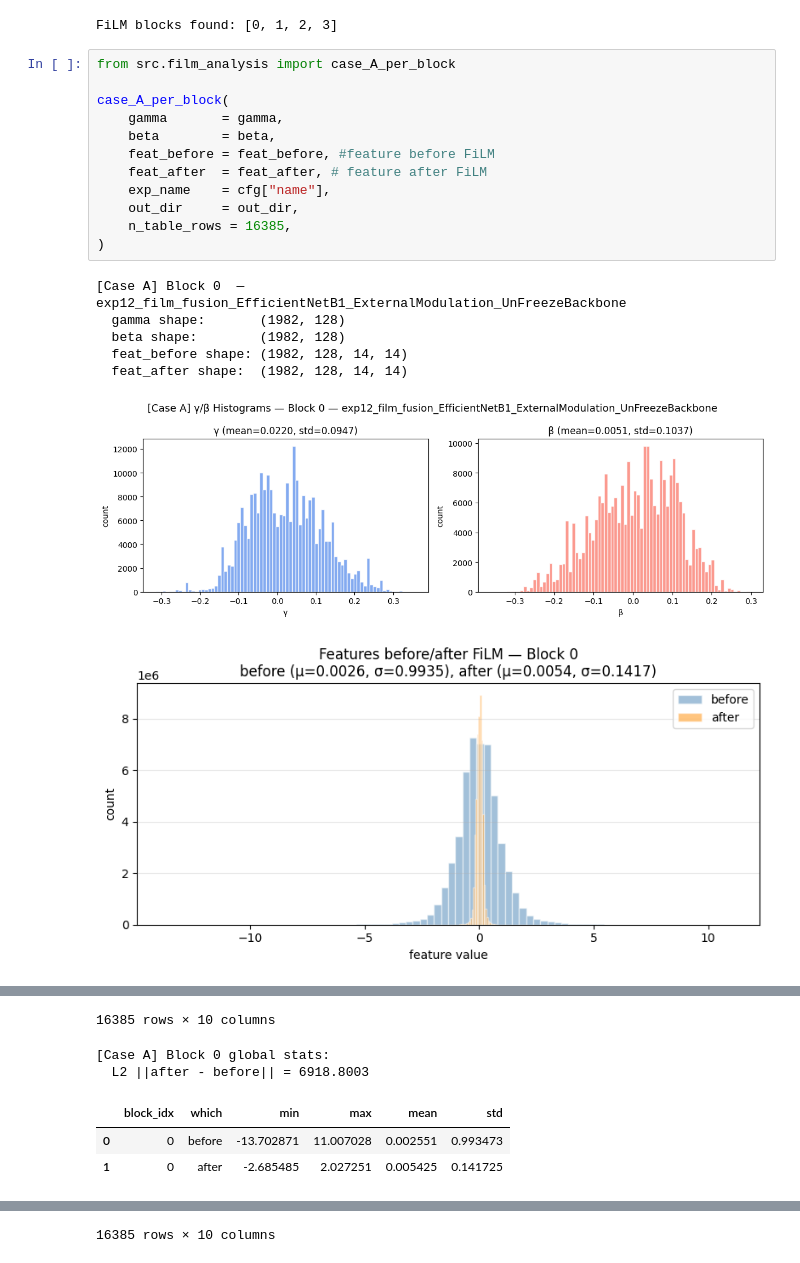
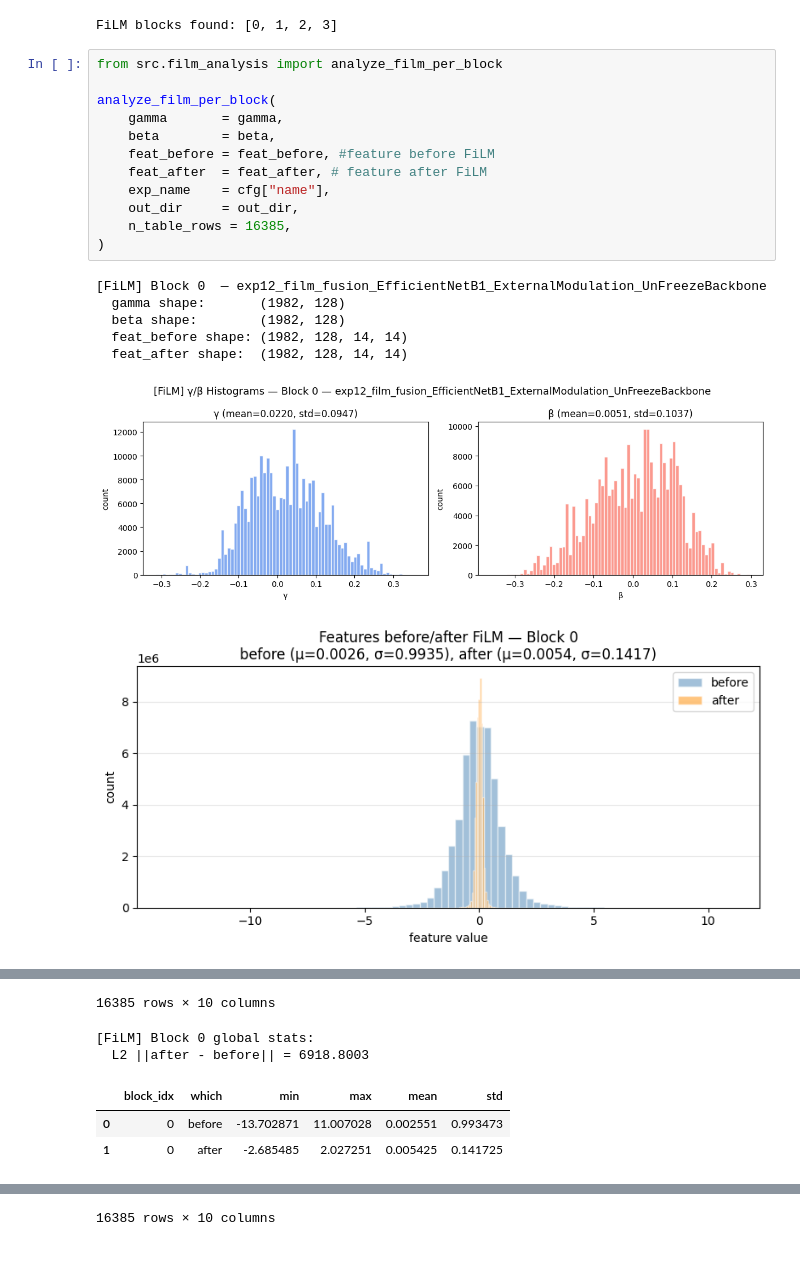
Before and after one commit to GhiasAli17/Petfinder-Pawpularity-Analysis, a Jupyter notebook: extra/exp12_film/film_analysis/exp12_FiLM_EfficientNetB1_ExternalModulationUnFreezeBackbone.ipynb, the cells around one changed output, grey strips where cells are left out. Cells and saved outputs as stored; diff of their text form.

```diff
--- a/extra/exp12_film/film_analysis/exp12_FiLM_EfficientNetB1_ExternalModulationUnFreezeBackbone.ipynb
+++ b/extra/exp12_film/film_analysis/exp12_FiLM_EfficientNetB1_ExternalModulationUnFreezeBackbone.ipynb
@@ -124,24 +124,24 @@ print("FiLM blocks found:", sorted(gamma.keys()))
 # %% [output]
 FiLM blocks found: [0, 1, 2, 3]
 # %%
-from src.film_analysis import case_A_per_block
+from src.film_analysis import analyze_film_per_block
 
-case_A_per_block(
+analyze_film_per_block(
     gamma       = gamma,
     beta        = beta,
     feat_before = feat_before, #feature before FiLM
     feat_after  = feat_after, # feature after FiLM
     exp_name    = cfg["name"],
     out_dir     = out_dir,
     n_table_rows = 16385,
 )
 # %% [output]
-[Case A] Block 0  — exp12_film_fusion_EfficientNetB1_ExternalModulation_UnFreezeBackbone
+[FiLM] Block 0  — exp12_film_fusion_EfficientNetB1_ExternalModulation_UnFreezeBackbone
   gamma shape:       (1982, 128)
   beta shape:        (1982, 128)
   feat_before shape: (1982, 128, 14, 14)
   feat_after shape:  (1982, 128, 14, 14)
-[figure, old version]
+[figure, new version]
 [figure]
 |  | block_idx | sample_idx | channel | h | w | before | after | gamma | beta | abs_diff |
 | 0 | 0 | 0 | 0 | 0 | 0 | 1.534243 | 0.190488 | 0.065545 | 0.089926 | 1.343755 |
@@ -156,7 +156,7 @@ case_A_per_block(
 | 16383 | 0 | 0 | 83 | 8 | 3 | 0.040722 | -0.180468 | 0.079156 | -0.183692 | 0.221191 |
 | 16384 | 0 | 0 | 83 | 8 | 4 | 0.461344 | -0.147174 | 0.079156 | -0.183692 | 0.608518 |
 16385 rows × 10 columns
-[Case A] Block 0 global stats:
+[FiLM] Block 0 global stats:
   L2 ||after - before|| = 6918.8003
 |  | block_idx | which | min | max | mean | std |
 | 0 | 0 | before | -13.702871 | 11.007028 | 0.002551 | 0.993473 |
```
Also changed, not shown: parts of 5 cells of this notebook, 8 other files.
